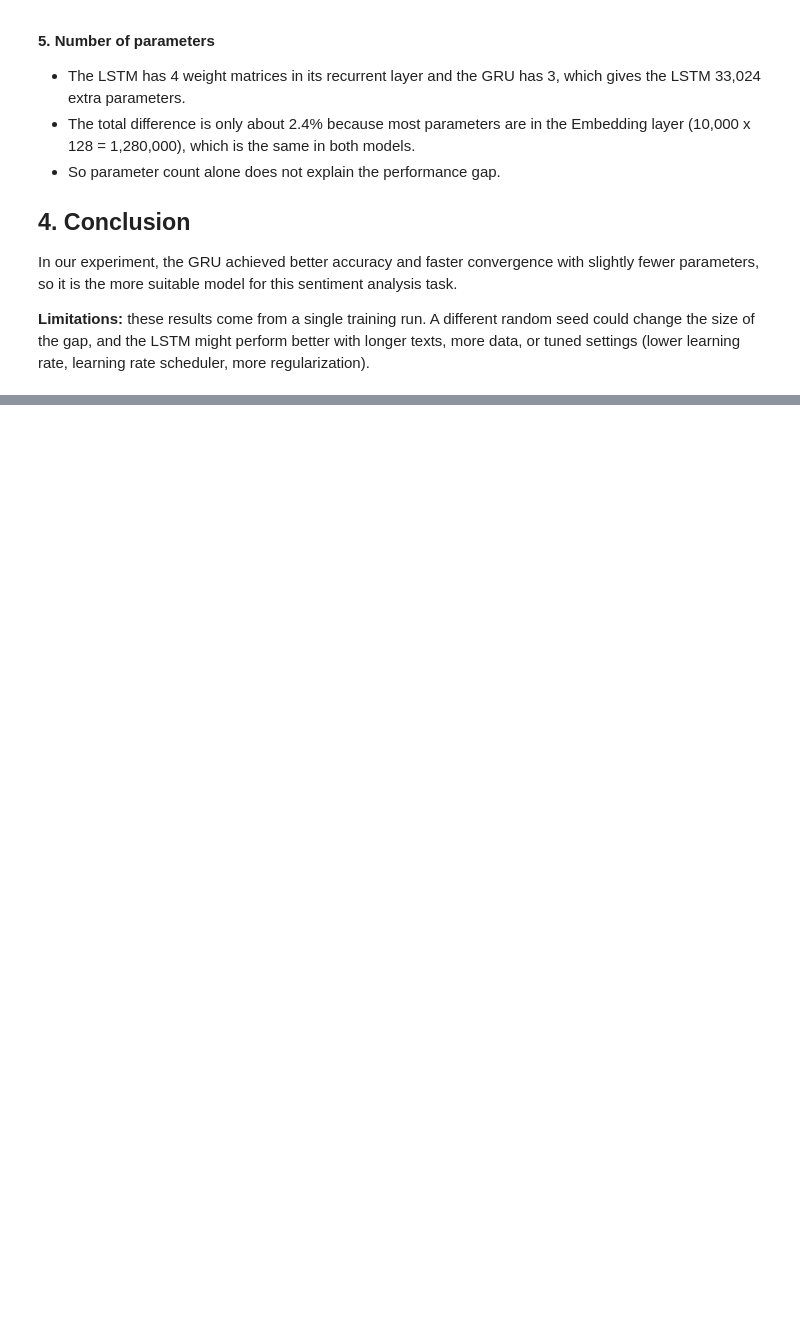
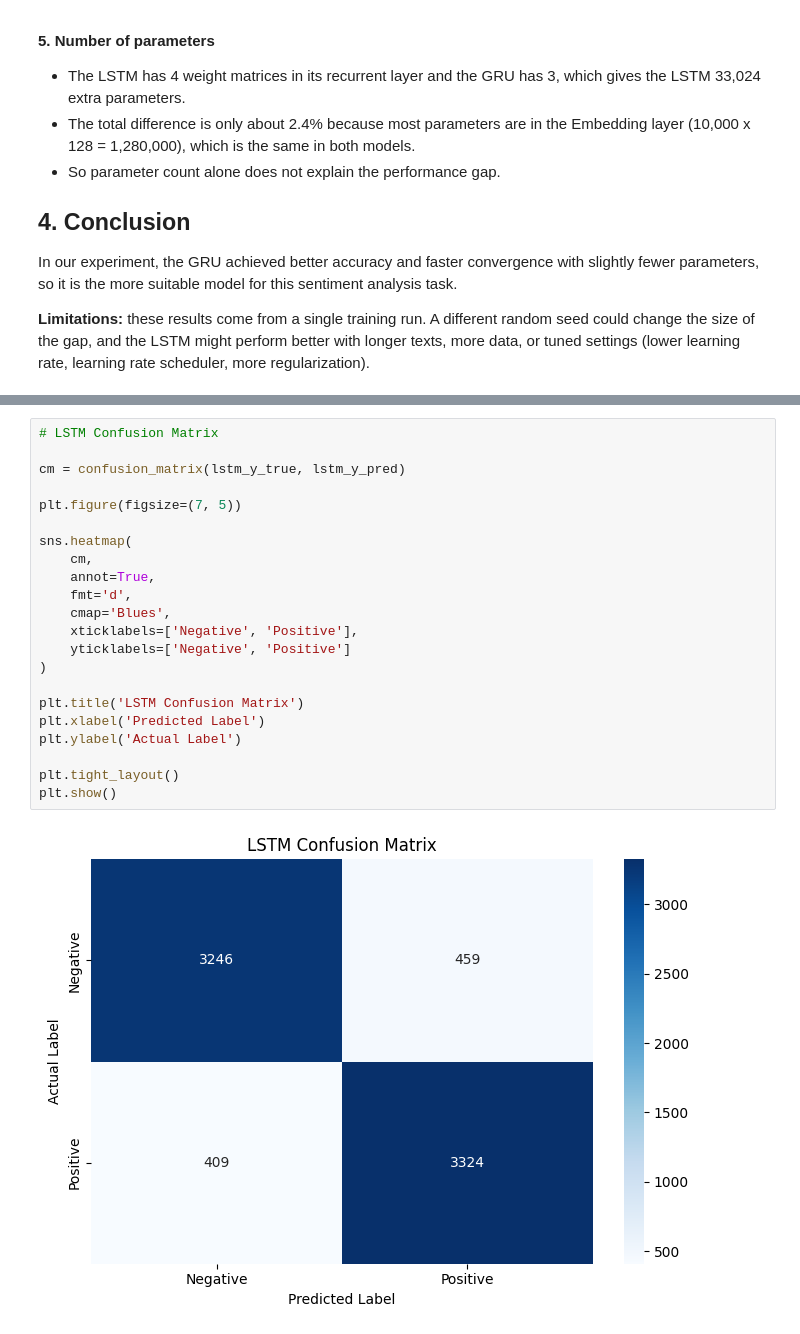
Before and after one commit to ramahhdk87654321-bit/AI_LAB_PROJECT, a Jupyter notebook: AI_LAB_PROJECT.ipynb, the cells around one changed output, grey strips where cells are left out. Drawn from its saved outputs; the diff is of its cells as text; blank space fills up the shorter version.

```diff
--- a/AI_LAB_PROJECT.ipynb
+++ b/AI_LAB_PROJECT.ipynb
@@ -1270,0 +1284,24 @@ In our experiment, the GRU achieved better accuracy and faster convergence with
+# %%
+# LSTM Confusion Matrix
+
+cm = confusion_matrix(lstm_y_true, lstm_y_pred)
+
+plt.figure(figsize=(7, 5))
+
+sns.heatmap(
+    cm,
+    annot=True,
+    fmt='d',
+    cmap='Blues',
+    xticklabels=['Negative', 'Positive'],
+    yticklabels=['Negative', 'Positive']
+)
+
+plt.title('LSTM Confusion Matrix')
+plt.xlabel('Predicted Label')
+plt.ylabel('Actual Label')
+
+plt.tight_layout()
+plt.show()
+# %% [output]
+[figure, added]
```
Also changed, not shown: parts of 22 cells of this notebook.
